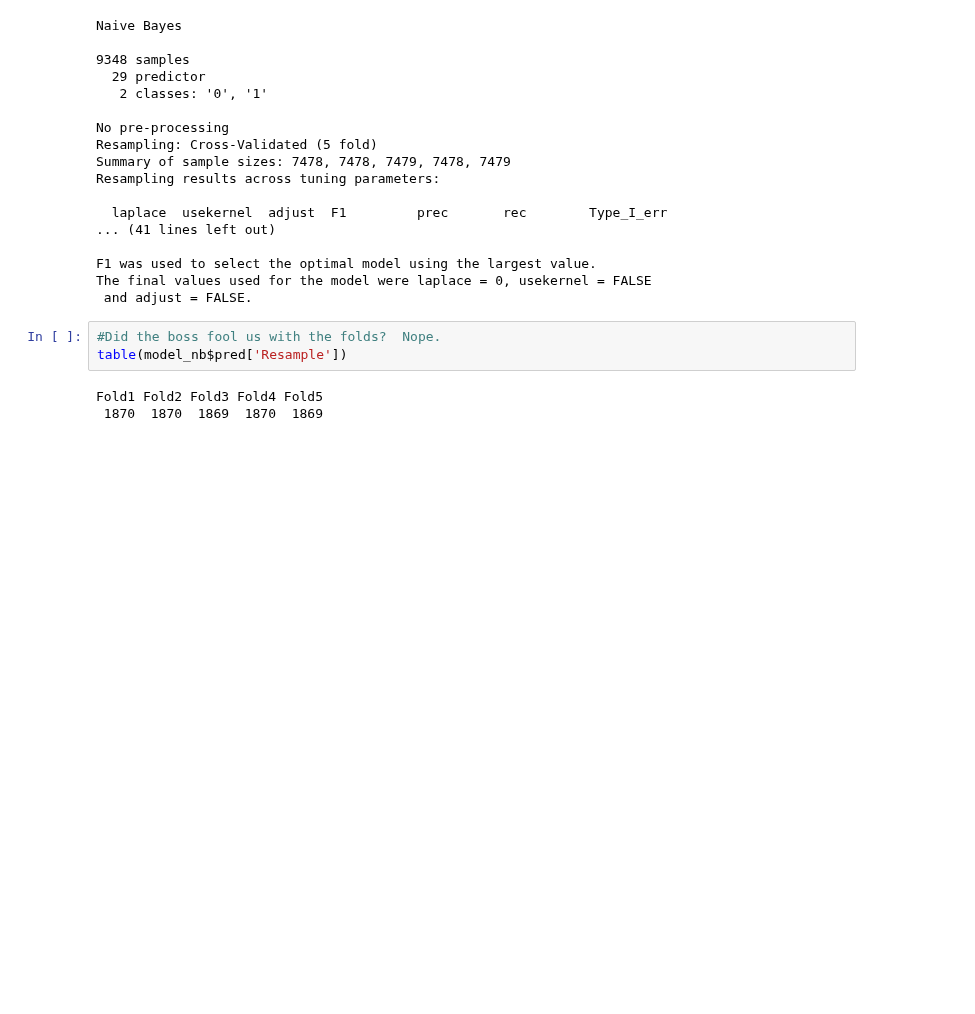
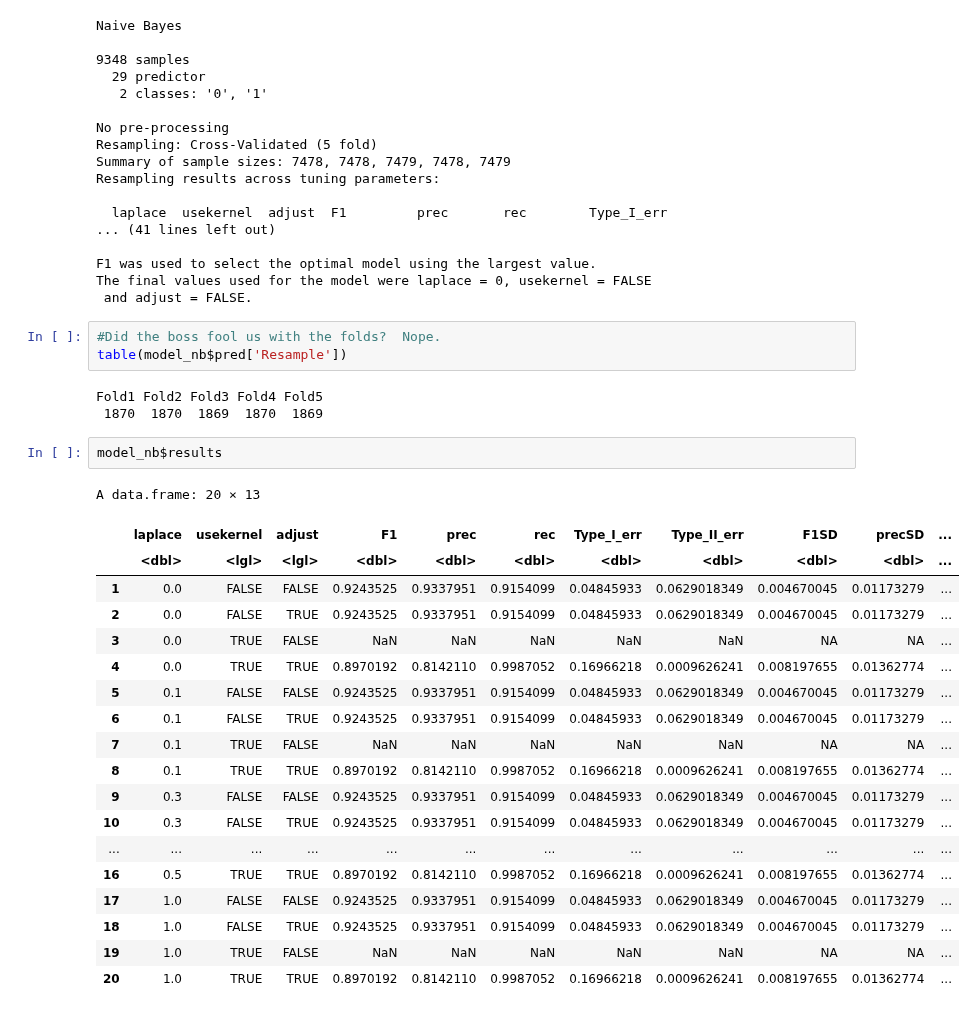
Before and after one commit to davxdan/Quantifying-The-World, a Jupyter notebook: Case Study 3/lJiang_kRollins_dDavieauCaseStudy3UPDATE2.ipynb, the cells around one changed output. Drawn from its saved outputs; the diff is of its cells as text; blank space fills up the shorter version.

```diff
--- a/Case Study 3/lJiang_kRollins_dDavieauCaseStudy3UPDATE2.ipynb
+++ b/Case Study 3/lJiang_kRollins_dDavieauCaseStudy3UPDATE2.ipynb
@@ -3059,3 +3052,25 @@ table(model_nb$pred['Resample'])
 # %% [output]
 Fold1 Fold2 Fold3 Fold4 Fold5
  1870  1870  1869  1870  1869
+# %%
+model_nb$results
+# %% [output]
+A data.frame: 20 × 13
+|  | laplace | usekernel | adjust | F1 | prec | rec | Type_I_err | Type_II_err | F1SD | precSD | ... |
+|  | <dbl> | <lgl> | <lgl> | <dbl> | <dbl> | <dbl> | <dbl> | <dbl> | <dbl> | <dbl> | ... |
+| 1 | 0.0 | FALSE | FALSE | 0.9243525 | 0.9337951 | 0.9154099 | 0.04845933 | 0.0629018349 | 0.004670045 | 0.01173279 | ... |
+| 2 | 0.0 | FALSE | TRUE | 0.9243525 | 0.9337951 | 0.9154099 | 0.04845933 | 0.0629018349 | 0.004670045 | 0.01173279 | ... |
+| 3 | 0.0 | TRUE | FALSE | NaN | NaN | NaN | NaN | NaN | NA | NA | ... |
+| 4 | 0.0 | TRUE | TRUE | 0.8970192 | 0.8142110 | 0.9987052 | 0.16966218 | 0.0009626241 | 0.008197655 | 0.01362774 | ... |
+| 5 | 0.1 | FALSE | FALSE | 0.9243525 | 0.9337951 | 0.9154099 | 0.04845933 | 0.0629018349 | 0.004670045 | 0.01173279 | ... |
+| 6 | 0.1 | FALSE | TRUE | 0.9243525 | 0.9337951 | 0.9154099 | 0.04845933 | 0.0629018349 | 0.004670045 | 0.01173279 | ... |
+| 7 | 0.1 | TRUE | FALSE | NaN | NaN | NaN | NaN | NaN | NA | NA | ... |
+| 8 | 0.1 | TRUE | TRUE | 0.8970192 | 0.8142110 | 0.9987052 | 0.16966218 | 0.0009626241 | 0.008197655 | 0.01362774 | ... |
+| 9 | 0.3 | FALSE | FALSE | 0.9243525 | 0.9337951 | 0.9154099 | 0.04845933 | 0.0629018349 | 0.004670045 | 0.01173279 | ... |
+| 10 | 0.3 | FALSE | TRUE | 0.9243525 | 0.9337951 | 0.9154099 | 0.04845933 | 0.0629018349 | 0.004670045 | 0.01173279 | ... |
+| ... | ... | ... | ... | ... | ... | ... | ... | ... | ... | ... | ... |
+| 16 | 0.5 | TRUE | TRUE | 0.8970192 | 0.8142110 | 0.9987052 | 0.16966218 | 0.0009626241 | 0.008197655 | 0.01362774 | ... |
+| 17 | 1.0 | FALSE | FALSE | 0.9243525 | 0.9337951 | 0.9154099 | 0.04845933 | 0.0629018349 | 0.004670045 | 0.01173279 | ... |
+| 18 | 1.0 | FALSE | TRUE | 0.9243525 | 0.9337951 | 0.9154099 | 0.04845933 | 0.0629018349 | 0.004670045 | 0.01173279 | ... |
+| 19 | 1.0 | TRUE | FALSE | NaN | NaN | NaN | NaN | NaN | NA | NA | ... |
+| 20 | 1.0 | TRUE | TRUE | 0.8970192 | 0.8142110 | 0.9987052 | 0.16966218 | 0.0009626241 | 0.008197655 | 0.01362774 | ... |
```
Also changed, not shown: parts of 4 cells of this notebook, 1 other file.
